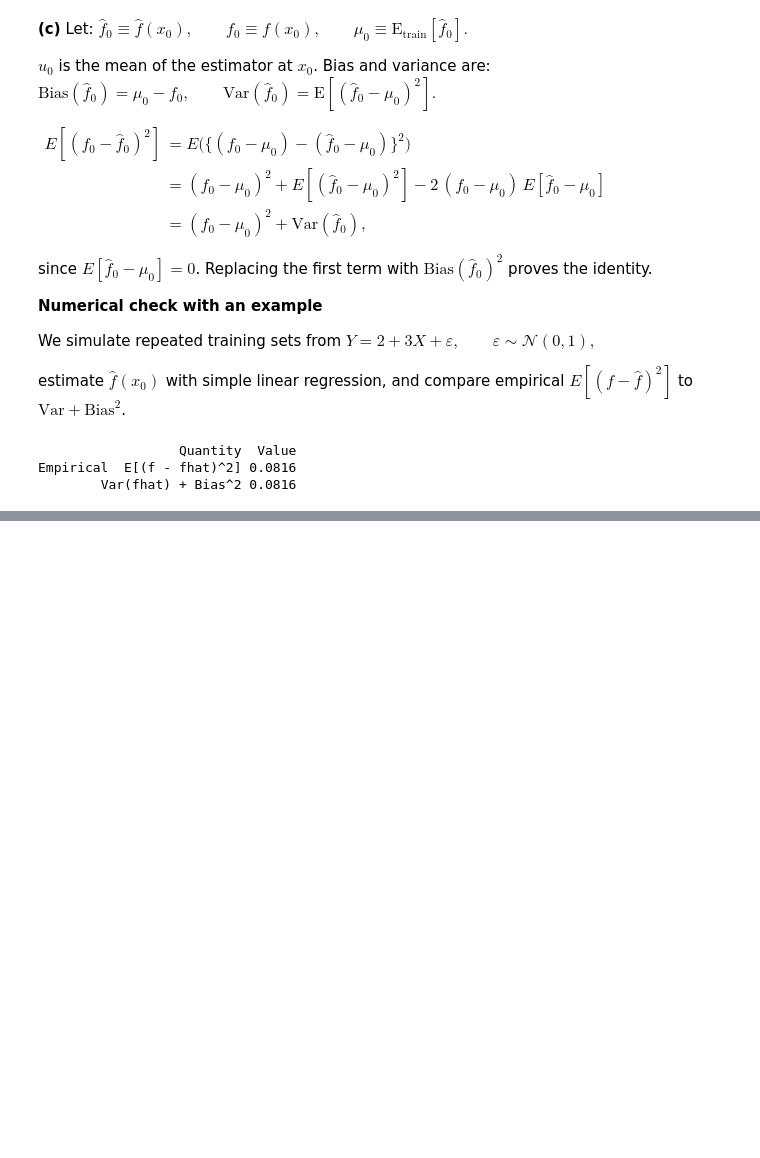
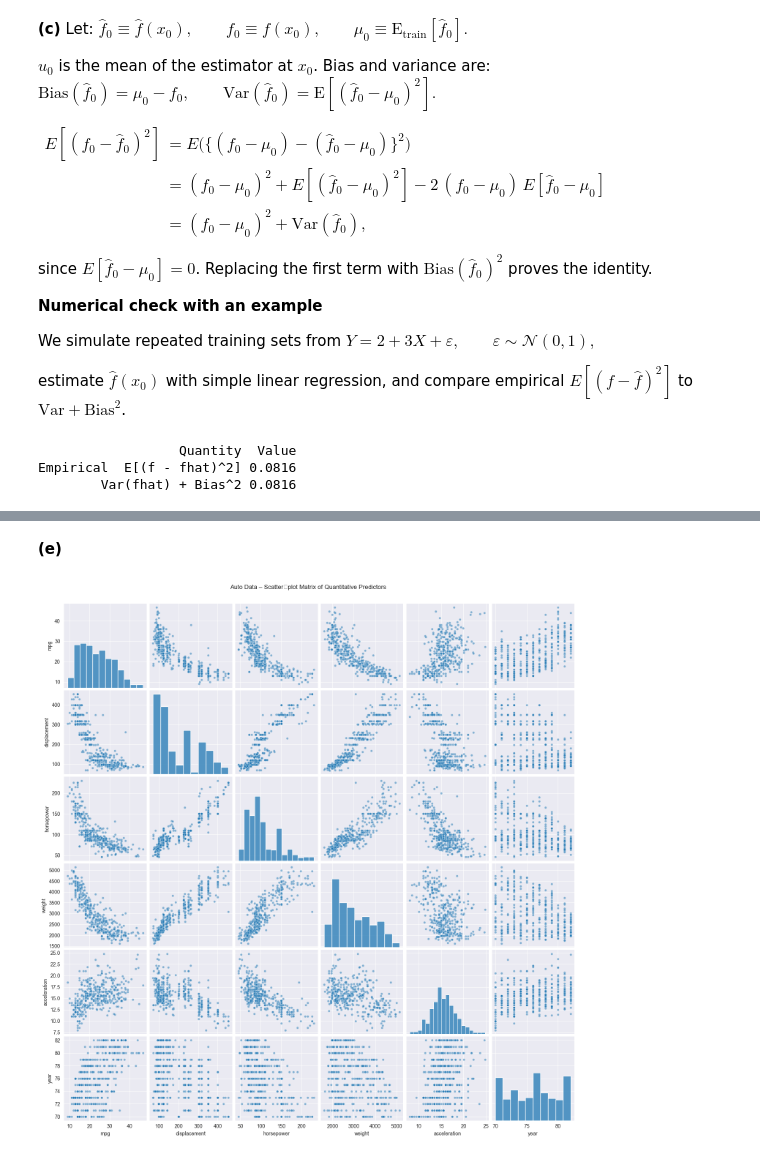
Before and after one commit to andreramolivaz/ISE529-Predictive-Analytics, a Jupyter notebook: hw1_ramolivaz.ipynb, the cells around one changed output, grey strips where cells are left out. Saved outputs shown, nothing was run; the diff lists cells and outputs as text; code cells hidden in the pictures; blank space fills up the shorter version.

```diff
--- a/hw1_ramolivaz.ipynb
+++ b/hw1_ramolivaz.ipynb
@@ -158,0 +261,14 @@ Empirical  E[(f - fhat)^2] 0.0816
+# %%
+auto = (pd.read_csv("Auto.csv", na_values="?")
+          .dropna()
+          .reset_index(drop=True))
+qualitative = ["cylinders", "origin", "name"]
+quantitative = ['mpg','displacement','horsepower',
+                'weight','acceleration','year']
+stats = (auto[quantitative]
+         .agg(['min', 'max', 'mean', 'std'])
+         .T
+         .assign(range=lambda d: d['max'] - d['min']))
+
+print("\nRange, mean and SD of each quantitative predictor")
+print(stats)
@@ -158,0 +288,12 @@ Empirical  E[(f - fhat)^2] 0.0816
+# %%
+subset = auto.drop(index=range(9, 85)).reset_index(drop=True)
+
+quantitative = ['mpg','displacement','horsepower',
+                'weight','acceleration','year']
+
+out = (subset[quantitative]
+        .agg(['min','max','mean','std'])
+        .T
+        .assign(range=lambda d: d['max'] - d['min']))
+
+print(out)
@@ -158,0 +311,8 @@ Empirical  E[(f - fhat)^2] 0.0816
+# %% [markdown]
+**(e)**
+# %%
+sns.pairplot(auto[quantitative], diag_kind='hist', plot_kws={'alpha':0.5, 's':20})
+plt.suptitle('Auto Data – Scatter‑plot Matrix of Quantitative Predictors', y=1.02)
+plt.show()
+# %% [output]
+[figure, added]
```
Also changed, not shown: parts of 25 cells of this notebook, 3 other files.
